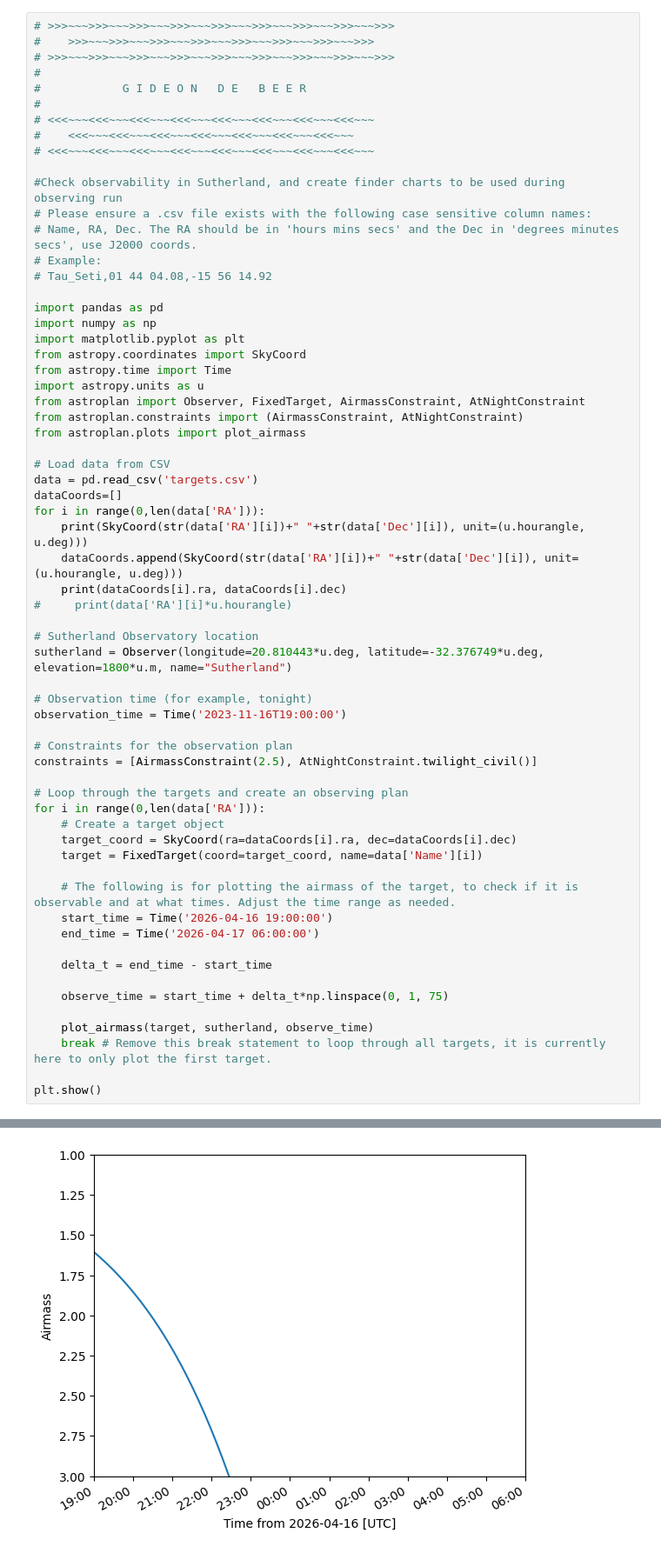
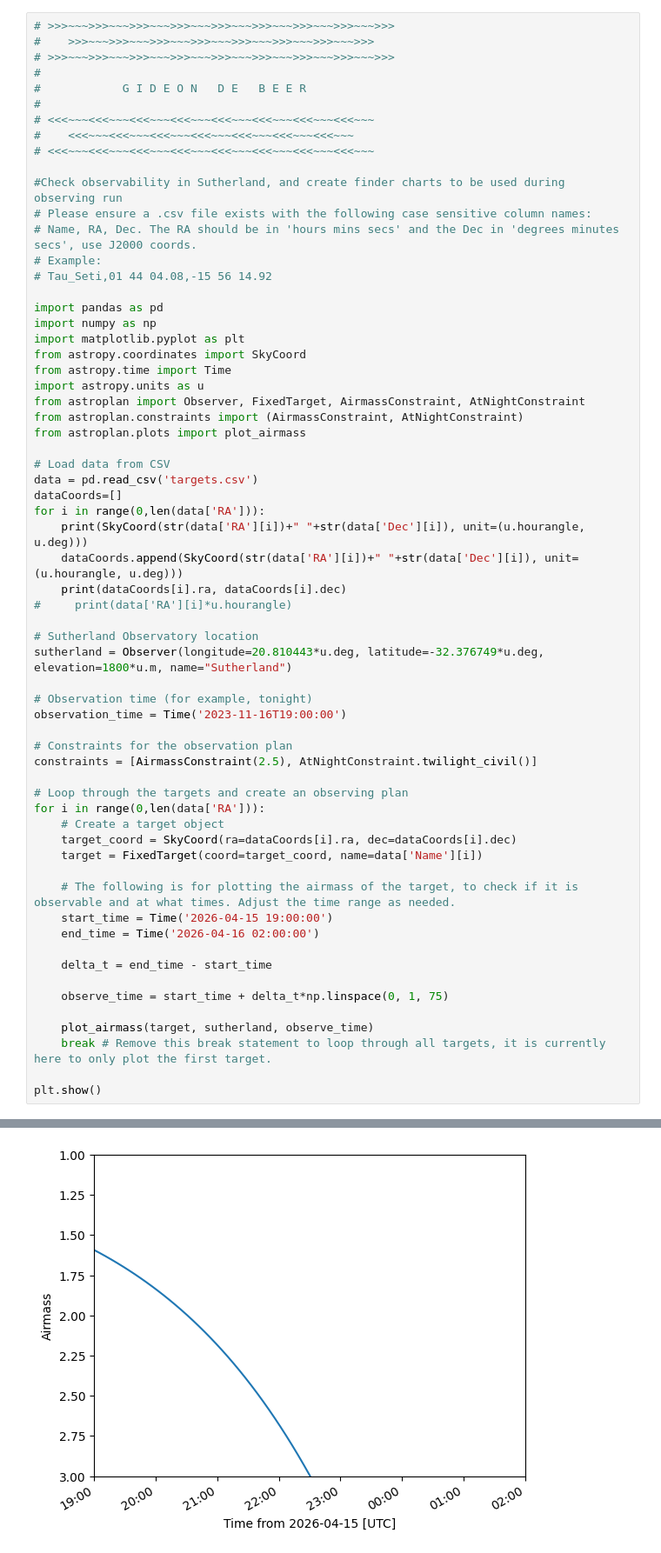
Before and after one commit to Sidius-DEV/Radio-Whispers-SMC-Gideon_de_Beer_MSc, a Jupyter notebook: Spectroscopic_analysis/NAME_RA_DEC_in_PDF_OF_CHARTS_out.ipynb, the cells around one changed output, grey strips where cells are left out. Shown at 87% size. Saved outputs shown, nothing was run; the diff lists cells and outputs as text.

Commit message:
more new changes to light curves

```diff
--- a/Spectroscopic_analysis/NAME_RA_DEC_in_PDF_OF_CHARTS_out.ipynb
+++ b/Spectroscopic_analysis/NAME_RA_DEC_in_PDF_OF_CHARTS_out.ipynb
@@ -50,8 +50,8 @@ for i in range(0,len(data['RA'])):
     target = FixedTarget(coord=target_coord, name=data['Name'][i])
 
     # The following is for plotting the airmass of the target, to check if it is observable and at what times. Adjust the time range as needed.
-    start_time = Time('2026-04-16 19:00:00')
-    end_time = Time('2026-04-17 06:00:00')
+    start_time = Time('2026-04-15 19:00:00')
+    end_time = Time('2026-04-16 02:00:00')
 
     delta_t = end_time - start_time
 
@@ -82,4 +83,4 @@ plt.show()
-[figure, old version]
+[figure, new version]
 # %%
 # >>>~~~>>>~~~>>>~~~>>>~~~>>>~~~>>>~~~>>>~~~>>>~~~>>>
 #    >>>~~~>>>~~~>>>~~~>>>~~~>>>~~~>>>~~~>>>~~~>>>
```
Also changed, not shown: parts of 1 cell of this notebook.
